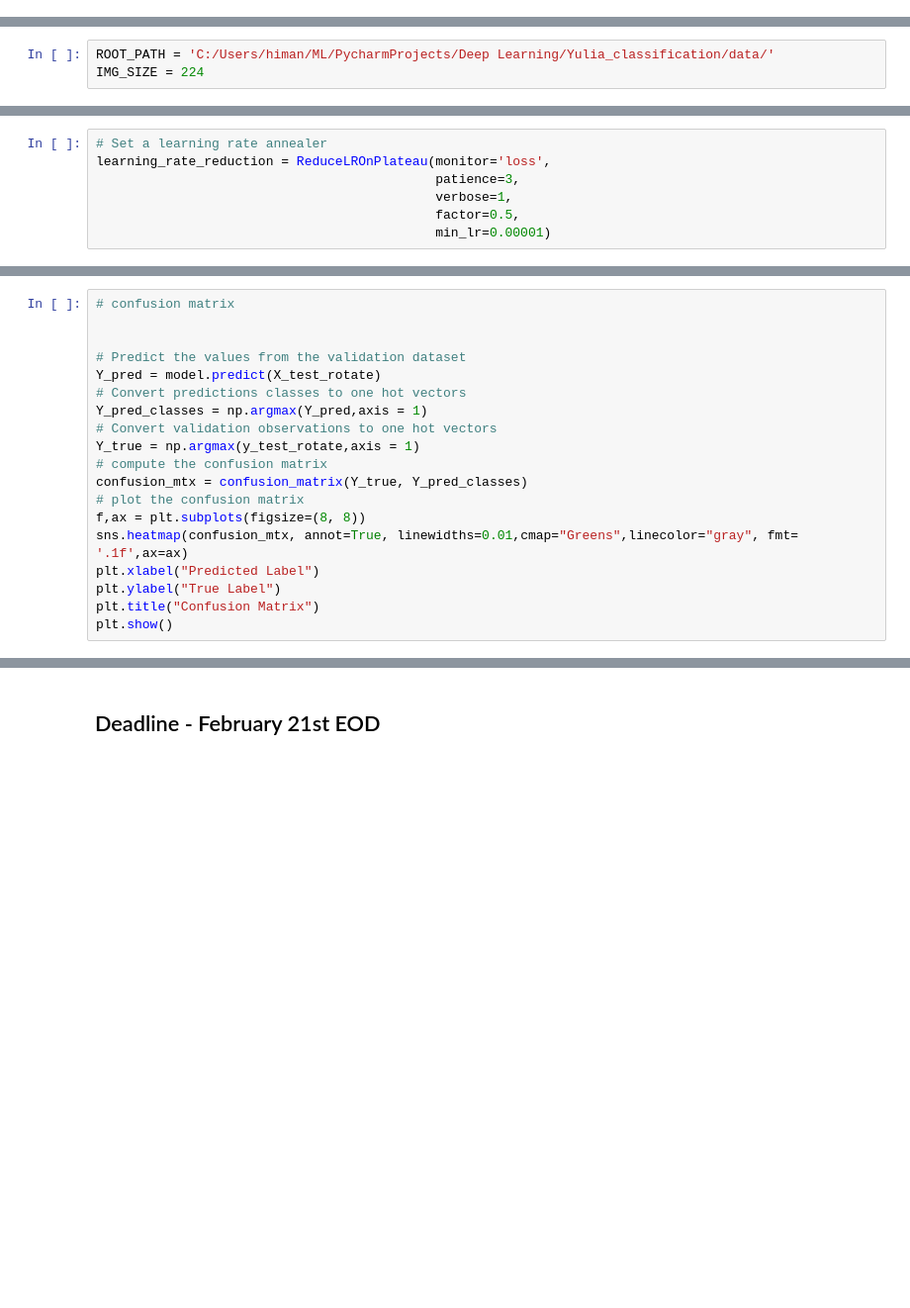
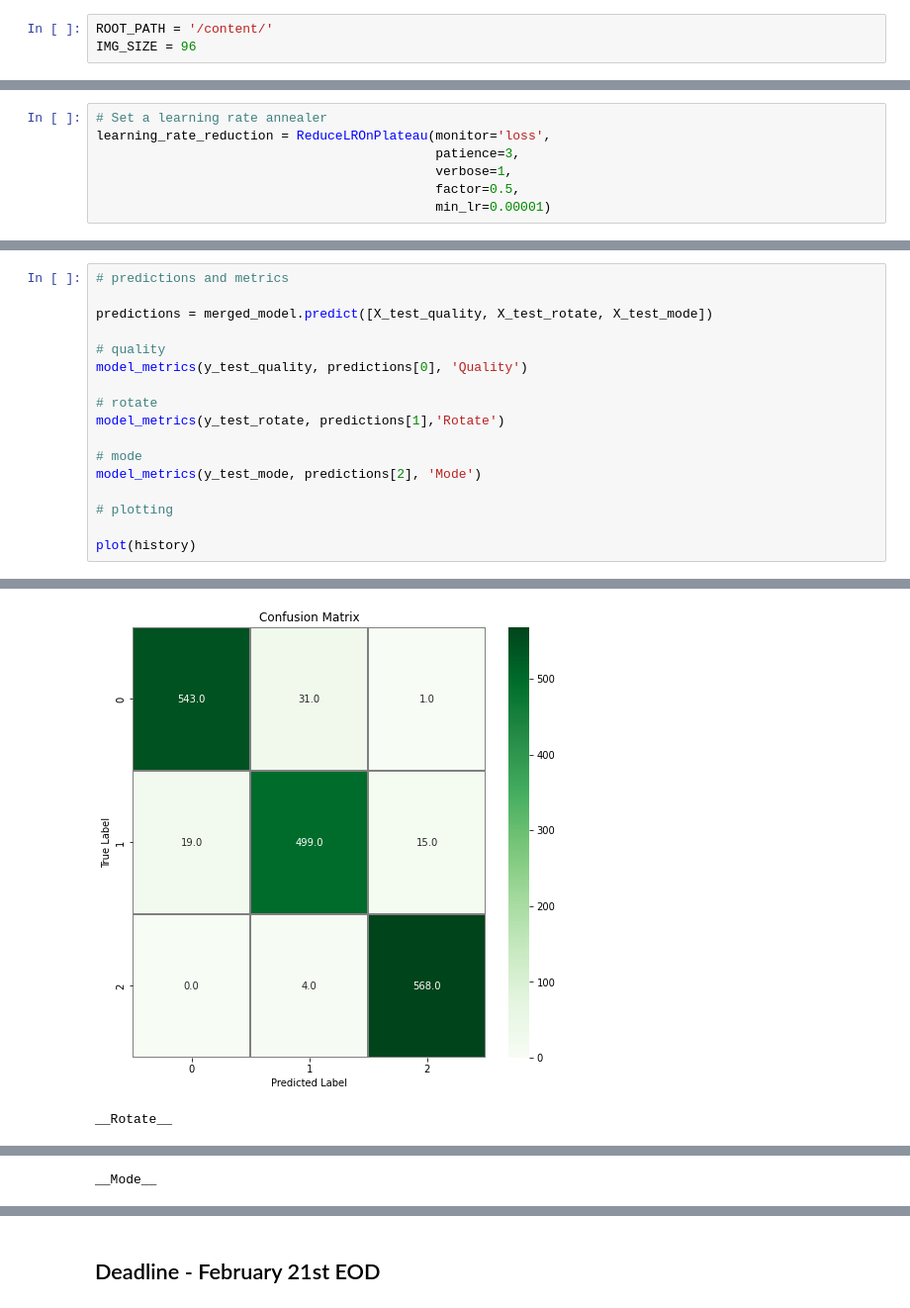
Before and after one commit to ybezginova2016/ZAF202307_CV_MultiOutputImageClassification, a Jupyter notebook: Copy_of_ZAF202307_CV_MultiOutputImageClassification_(Abhinav).ipynb, the cells around one changed output, grey strips where cells are left out. Shown: that part at 99% size. Saved outputs shown, nothing was run; the diff lists cells and outputs as text; blank space fills up the shorter version.

```diff
--- a/Copy_of_ZAF202307_CV_MultiOutputImageClassification_(Abhinav).ipynb
+++ b/Copy_of_ZAF202307_CV_MultiOutputImageClassification_(Abhinav).ipynb
@@ -165,3 +116,6 @@ overexposed
+# %%
+ROOT_PATH = '/content/'
+IMG_SIZE = 96
 # %%
 # Data Preparation
 
@@ -619,3 +267,0 @@ Epoch 30: ReduceLROnPlateau reducing learning rate to 0.0005000000237487257.
-# %%
-ROOT_PATH = 'C:/Users/himan/ML/PycharmProjects/Deep Learning/Yulia_classification/data/'
-IMG_SIZE = 224
@@ -909,19 +369,0 @@ history = merged_model.fit(x={'input1': X_train_quality, 'input2': X_train_rotat
-# %%
-# confusion matrix
-
-
-# Predict the values from the validation dataset
-Y_pred = model.predict(X_test_rotate)
-# Convert predictions classes to one hot vectors
-Y_pred_classes = np.argmax(Y_pred,axis = 1)
-# Convert validation observations to one hot vectors
-Y_true = np.argmax(y_test_rotate,axis = 1)
-# compute the confusion matrix
-confusion_mtx = confusion_matrix(Y_true, Y_pred_classes)
-# plot the confusion matrix
-f,ax = plt.subplots(figsize=(8, 8))
-sns.heatmap(confusion_mtx, annot=True, linewidths=0.01,cmap="Greens",linecolor="gray", fmt= '.1f',ax=ax)
-plt.xlabel("Predicted Label")
-plt.ylabel("True Label")
-plt.title("Confusion Matrix")
-plt.show()
@@ -994,0 +431,18 @@ KeyboardInterrupt:
+# %%
+# predictions and metrics
+
+predictions = merged_model.predict([X_test_quality, X_test_rotate, X_test_mode])
+
+# quality
+model_metrics(y_test_quality, predictions[0], 'Quality')
+
+# rotate
+model_metrics(y_test_rotate, predictions[1],'Rotate')
+
+# mode
+model_metrics(y_test_mode, predictions[2], 'Mode')
+
+# plotting
+
+plot(history)
+# %% [output]
@@ -994,0 +451,2 @@ KeyboardInterrupt:
+[figure, added]
+__Rotate__
@@ -994,0 +454 @@ KeyboardInterrupt:
+__Mode__
```
Also changed, not shown: parts of 66 cells of this notebook, 3 other files.
